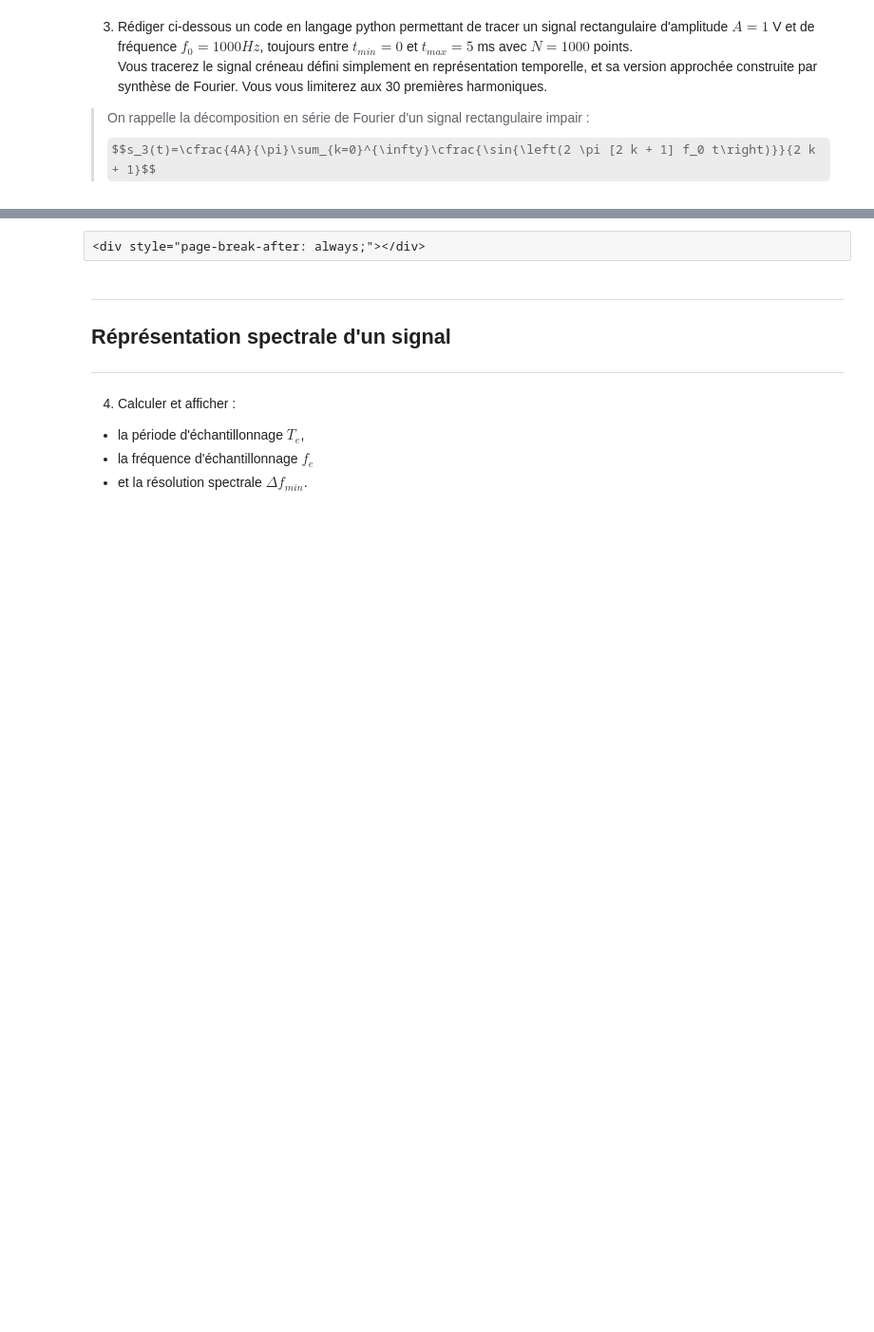
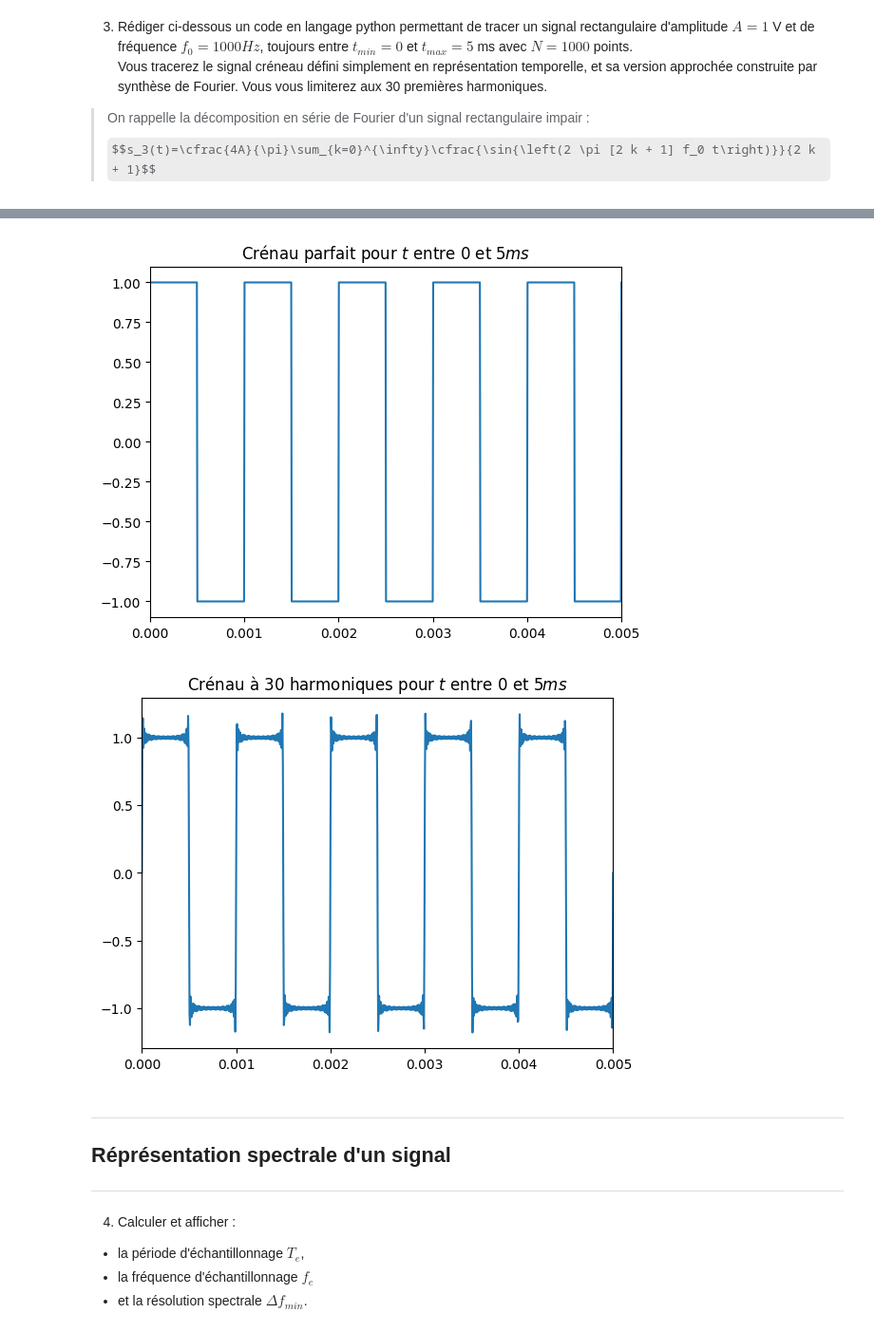
Before and after one commit to phandrieu/TPPhysiqueMPIE, a Jupyter notebook: Image spectrale d'un signal.ipynb, the cells around one changed output, grey strips where cells are left out. Shown at 95% size. Cells and saved outputs as stored; diff of their text form; code cells hidden in the pictures; some formulas as TeX source; blank space fills up the shorter version.

```diff
--- a/Image spectrale d'un signal.ipynb
+++ b/Image spectrale d'un signal.ipynb
@@ -229,29 +235,32 @@ plt.show()
 # %%
 A = 1
 f0 = 1E3
 #def crenau(t):
 #    return A*square(2*np.pi*f0*t)
 
 def crenau(t, f):
     u = np.remainder(f*t, 1)
     return 1-2*np.heaviside(u-0.5, 0)
 
 
 def crenau_bis(t):
     res = 0
     for k in range(30):
         res += np.sin(2*np.pi*(2*k+1)*f0*t)/(2*k+1)
     return 4*(A/np.pi) * res
 tmin = 0
 tmax = 5e-3
 N = 1000
 times = np.linspace(tmin, tmax, N)
 cren = crenau(times, f0)
 plt.clf()
-plt.title("Deux crénaux pour $t$ entre $0$ et $5ms$ ")
+plt.title("Crénau parfait pour $t$ entre $0$ et $5ms$ ")
 plt.plot(times, cren)
+plt.show()
+plt.title("Crénau à 30 harmoniques pour $t$ entre $0$ et $5ms$")
 crenb = crenau_bis(times)
 plt.plot(times, crenb)
 plt.show()
+# %% [output]
+[figure, added]
+[figure, added]
-# %% [raw]
-<div style="page-break-after: always;"></div>
```
Also changed, not shown: parts of 25 cells of this notebook.
